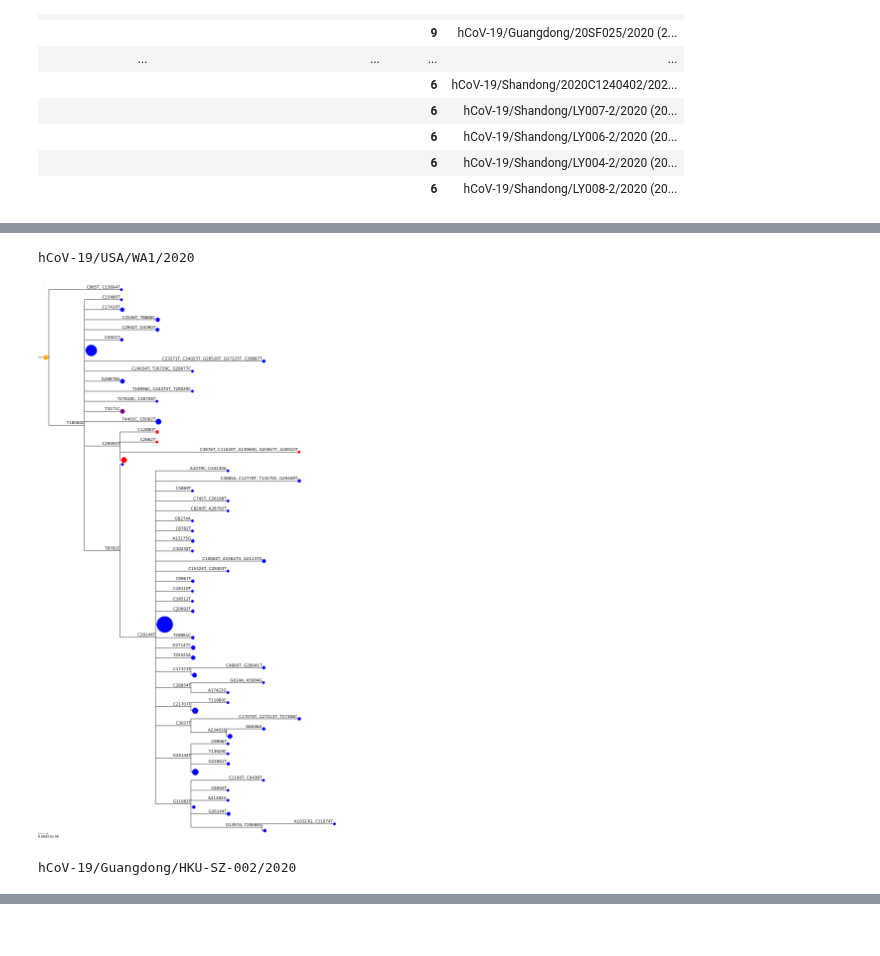
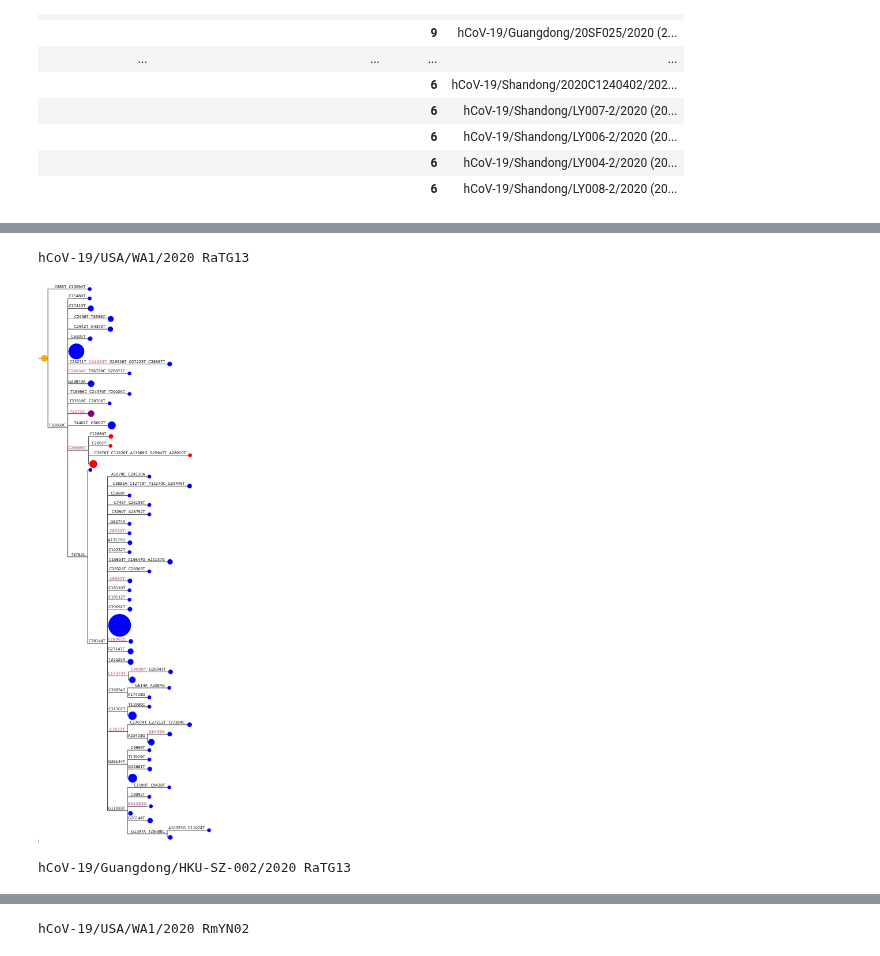
Before and after one commit to jbloom/SARS-CoV-2_PRJNA612766, a Jupyter notebook: notebooks/visualize_trees.py.ipynb, the cells around one changed output, grey strips where cells are left out. Saved outputs shown, nothing was run; the diff lists cells and outputs as text; code cells hidden in the pictures.

Commit message:
label branches on trees

```diff
--- a/notebooks/visualize_trees.py.ipynb
+++ b/notebooks/visualize_trees.py.ipynb
@@ -22,4 +22,6 @@ import sys; sys.path.extend(['/fh/fast/bloom_j/software/miniconda3/envs/SARS-CoV
 ######## snakemake preamble end #########
+
+snakemake.params.outgroups = ['RaTG13', 'RmYN02', 'RpYN06']
 # %%
 tree_files = snakemake.input.trees
 state_files = snakemake.input.states
@@ -29,6 +31,7 @@ region_csv = snakemake.input.region_csv
 comparator_map_csv = snakemake.input.comparator_map
 site_offset = snakemake.params.site_offset
 progenitors = snakemake.params.progenitors
+outgroups = snakemake.params.outgroups
 # %% [markdown]
 Read data frames:
 # %%
@@ -102,3 +102,9 @@ os.environ['QT_QPA_PLATFORM'] = 'offscreen'
+# %%
+subs_to_outgroup = {outgroup: set(outgroup_map
+                                  .assign(sub=lambda x: x['site'].astype(str) + x[outgroup])
+                                  ['sub']
+                                  )
+                    for outgroup in outgroups}
 # %% [markdown]
 List information on the possible progenitors:
 # %%
@@ -138,12 +149,16 @@ def get_pretty_tree(treefile,
                     df,
                     subs_matrix,
                     progenitor,
+                    to_outgroup_muts,
                     widthscale=1500,
                     heightscale=1,
-                    nodesizescale=10,
-                    rootlength=0.05,
+                    nodesizescale=25,
+                    rootlength=0.1,
                     label_nodes=False,
-                    label_fontsize=15,
+                    label_fontsize=25,
+                    branch_linewidth=4,
+                    mut_label_color='black',
+                    mut_to_outgroup_label_color='#CC79A7',
                     ):
     """Returns `(tree, tree_style)`."""
     annotations = df.set_index('representative_strain').to_dict(orient='index')
@@ -156,8 +171,8 @@ def get_pretty_tree(treefile,
     ts.scale = widthscale / height
     ts.branch_vertical_margin = heightscale
 
-    nstyle_dict = {'hz_line_width': 2,
-                   'vt_line_width': 2,
+    nstyle_dict = {'hz_line_width': branch_linewidth,
+                   'vt_line_width': branch_linewidth,
                    'hz_line_color': 'black',
                    'vt_line_color': 'black'}
 
@@ -165,12 +180,21 @@ def get_pretty_tree(treefile,
     for n in t.traverse():
         if n != t:
             subs = subs_matrix[(n.up.name, n.name)]
-            if subs:
-                n.add_face(ete3.TextFace(subs,
-                                         fsize=label_fontsize),
-                           position='branch-top',
-                           column=0,
-                           )
+            icol = 0
+            for sub in subs.split(', '):
+                if sub:
+                    to_outgroup = sub[1:] in to_outgroup_muts
+                    n.add_face(ete3.TextFace(f"{sub}  ",
+                                             fsize=label_fontsize,
+                                             fgcolor=(mut_to_outgroup_label_color
+                                                      if to_outgroup else
+                                                      mut_label_color),
+                                             bold=to_outgroup,
+                                             ),
+                               column=icol,
+                               position='branch-top',
+                               )
+                    icol += 1
         if n.name == 'dummy':
             continue
 
@@ -207,37 +231,58 @@ def get_pretty_tree(treefile,
     progenitor_n = t.search_nodes(name=progenitor)
     assert len(progenitor_n) == 1
     progenitor_n = progenitor_n[0]
     dummy_outgroup = progenitor_n.add_child(name='dummy',
                                             dist=1e-5)
     t.set_outgroup(dummy_outgroup)
     assert len(progenitor_n.children) == 1
     progenitor_child = progenitor_n.children[0]
     nstyle = ete3.NodeStyle(size=0,
                             **nstyle_dict)
     progenitor_child.set_style(nstyle)
     if progenitor_n.faces:
-        progenitor_child._faces = progenitor_n.faces
+        sub = subs_matrix[(progenitor_n.up.name, progenitor)]
+        if sub:
+            assert len(sub.split(',')) == 1
+            sub_flipped = f"{sub[-1]}{sub[1: -1]}{sub[0]}"
+            to_outgroup = sub_flipped[1:] in to_outgroup_muts
+            progenitor_child.add_face(ete3.TextFace(f"{sub_flipped}  ",
+                                                    fsize=label_fontsize,
+                                                    fgcolor=(mut_to_outgroup_label_color
+                                                             if to_outgroup else
+                                                             mut_label_color),
+                                                    bold=to_outgroup,
+                                                    ),
+                                      column=0,
+                                      position='branch-top',
+                                      )
         delattr(progenitor_n, '_faces')
     empty_nstyle = ete3.NodeStyle(hz_line_color='white',
                                   vt_line_color='white',
                                   size=0)
     dummy_outgroup.set_style(empty_nstyle)
     dummy_outgroup.up.set_style(empty_nstyle)
 
     t.ladderize()
 
+    ts.scale_length = 0
+
     return t, ts
 
 assert len(progenitors) == len(tree_files)
-for progenitor, tree_file in zip(progenitors, tree_files):
-    print(progenitor)
+for outgroup, (progenitor, tree_file) in itertools.product(outgroups,
+                                                           zip(progenitors, tree_files)
+                                                           ):
+ #   if progenitor != "hCoV-19/Shandong/LY005-2/2020":
+ #       continue
+    print(progenitor, outgroup)
     t, ts = get_pretty_tree(tree_file,
                             df=all_df,
                             subs_matrix=subs_matrices[progenitor],
                             progenitor=progenitor,
+                            to_outgroup_muts=subs_to_outgroup[outgroup],
                             )
-    display(t.render('%%inline', tree_style=ts, w=600))
+    display(t.render('%%inline', tree_style=ts, w=300))
 # %% [output]
-hCoV-19/USA/WA1/2020
+hCoV-19/USA/WA1/2020 RaTG13
-[figure, old version]
+[figure, new version]
-hCoV-19/Guangdong/HKU-SZ-002/2020
+hCoV-19/Guangdong/HKU-SZ-002/2020 RaTG13
@@ -246,0 +292 @@ hCoV-19/Shandong/LY005-2/2020
+hCoV-19/USA/WA1/2020 RmYN02
```
Also changed, not shown: parts of 8 cells of this notebook, 1 other file.
